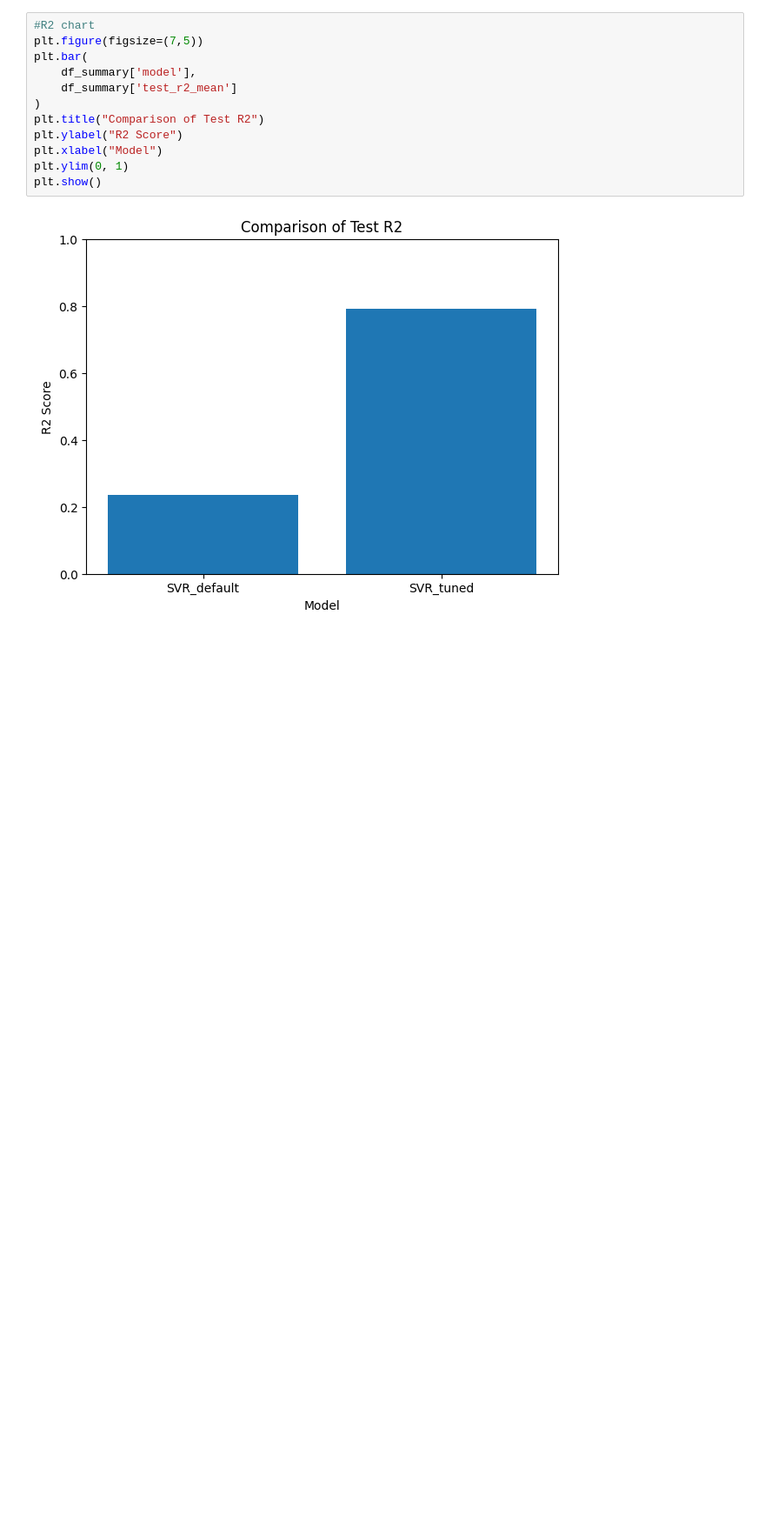
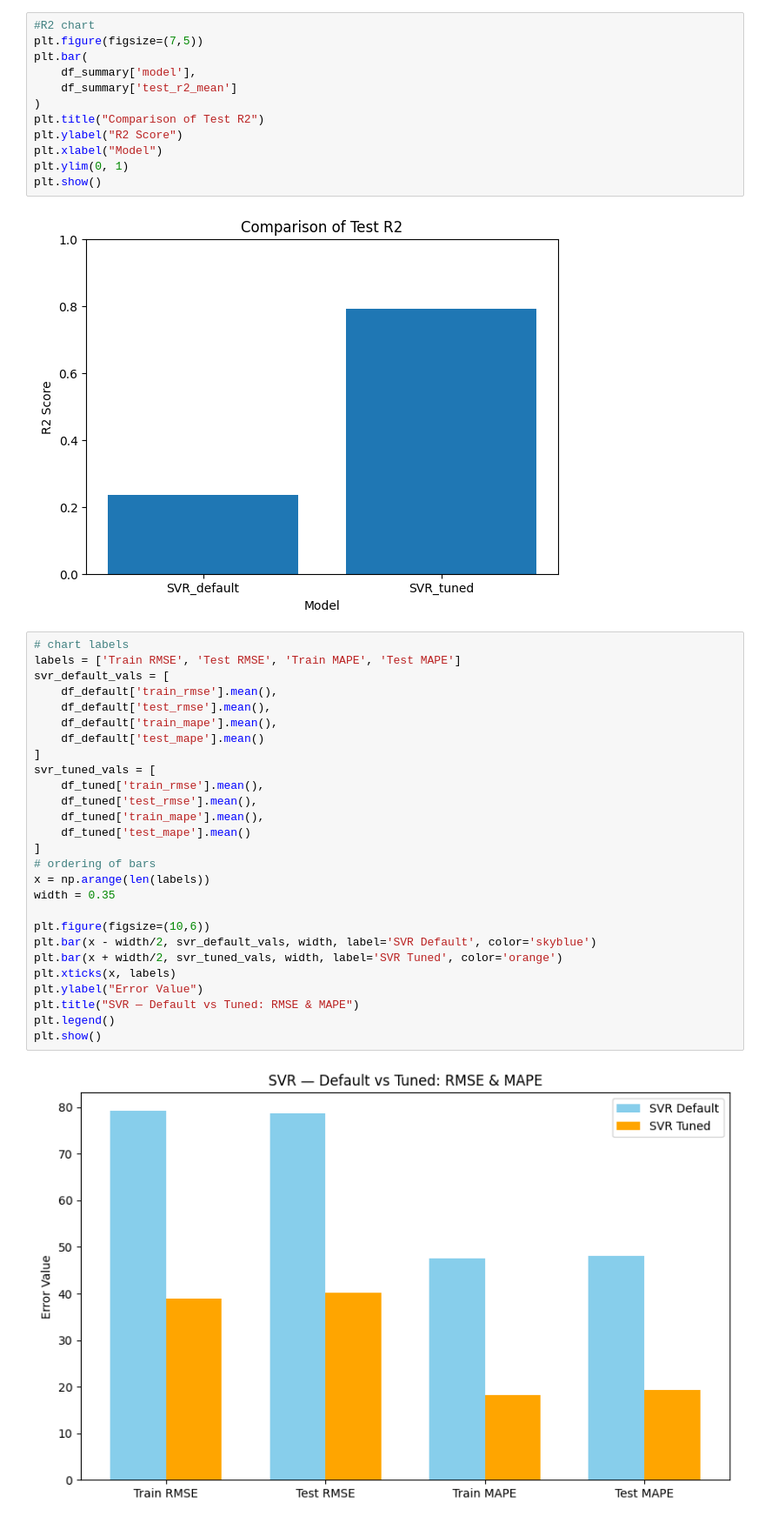
Before and after one commit to roanelwood/CT4101_Assignment2, a Jupyter notebook: SVR.ipynb, the cells around one changed output. Shown: that part at 87% size. Drawn from its saved outputs; the diff is of its cells as text; blank space fills up the shorter version.

```diff
--- a/SVR.ipynb
+++ b/SVR.ipynb
@@ -275,3 +275,32 @@ plt.ylim(0, 1)
 plt.show()
 # %% [output]
 [figure]
+# %%
+# chart labels
+labels = ['Train RMSE', 'Test RMSE', 'Train MAPE', 'Test MAPE']
+svr_default_vals = [
+    df_default['train_rmse'].mean(),
+    df_default['test_rmse'].mean(),
+    df_default['train_mape'].mean(),
+    df_default['test_mape'].mean()
+]
+svr_tuned_vals = [
+    df_tuned['train_rmse'].mean(),
+    df_tuned['test_rmse'].mean(),
+    df_tuned['train_mape'].mean(),
+    df_tuned['test_mape'].mean()
+]
+# ordering of bars
+x = np.arange(len(labels))
+width = 0.35
+
+plt.figure(figsize=(10,6))
+plt.bar(x - width/2, svr_default_vals, width, label='SVR Default', color='skyblue')
+plt.bar(x + width/2, svr_tuned_vals, width, label='SVR Tuned', color='orange')
+plt.xticks(x, labels)
+plt.ylabel("Error Value")
+plt.title("SVR — Default vs Tuned: RMSE & MAPE")
+plt.legend()
+plt.show()
+# %% [output]
+[figure, added]
```
Also changed, not shown: 1 other file.
